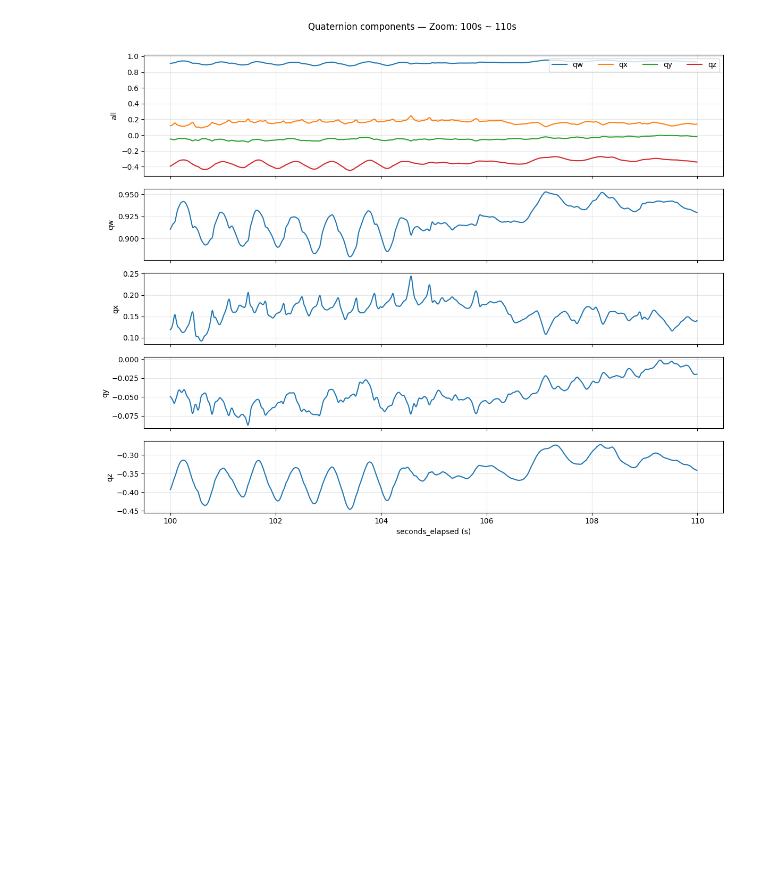
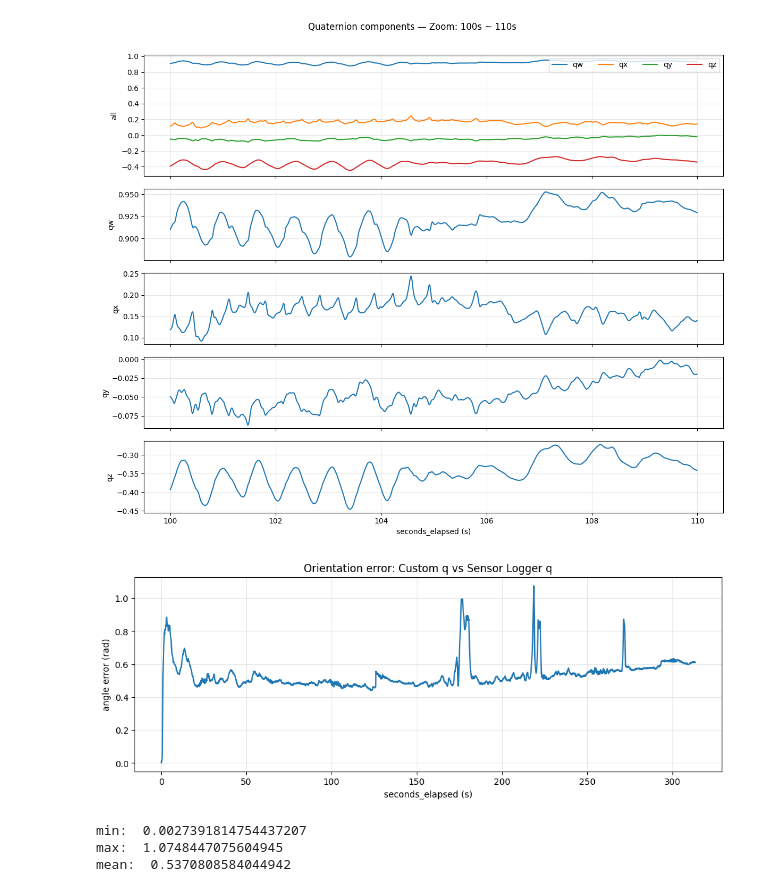
Before and after one commit to sleepychloe/IMU_Orientation_Estimation, a Jupyter notebook: srcs/generate_orientation.ipynb, the cells around one changed output. Saved outputs shown, nothing was run; the diff lists cells and outputs as text; code cells hidden in the pictures; blank space fills up the shorter version.

```diff
--- a/srcs/generate_orientation.ipynb
+++ b/srcs/generate_orientation.ipynb
@@ -104,0 +175,13 @@ else:
+# %%
+"""
+Accumulate the attitude(quaternion) ]
+by integrating the angular velocity(rad/s) with respect to time(s)
+"""
+q: Quat = q0.copy()
+q_custom: NDArray[np.float64] = np.zeros((len(dt), 4), dtype=np.float64)
+
+for i in range(len(dt)):
+        dq: Quat = delta_quat_from_omega(w_mid[i], dt[i])
+        q = quat_mul(q, dq)
+        q = quat_norm(q)
+        q_custom[i] = q
@@ -104,0 +206,35 @@ else:
+# %%
+"""
+Calculating relative rotation (error quaternion)
+q_err = q_custom⁻¹ ⊗ q_ref
+(q_custom ⊗ q_err = q_ref, q_err = q_custom⁻¹ ⊗ q_ref)
+
+q⁻¹ = q* / ||q||²,
+q⁻¹ = q* when q is unit quaternion
+"""
+
+w_err: NDArray[np.float64] = np.empty(len(dt), dtype=np.float64)
+
+for i in range(len(dt)):
+    q_err: Quat = quat_mul(quat_conj(q_custom[i]), q_ref_interp[i])
+    w_err[i] = np.clip(np.abs(q_err[0]), 0.0, 1.0)
+
+angle_err: NDArray[np.float64] = 2 * np.arccos(w_err)
+# %%
+plt.figure(figsize=(12,4))
+plt.title("Orientation error: Custom q vs Sensor Logger q")
+plt.xlabel("seconds_elapsed (s)")
+plt.ylabel("angle error (rad)")
+
+plt.plot(t_i, angle_err)
+plt.grid(True, alpha=0.3)
+plt.show()
+
+print("min: ", angle_err.min())
+print("max: ", angle_err.max())
+print("mean: ", angle_err.mean())
+# %% [output]
+[figure, added]
+min:  0.0027391814754437207
+max:  1.0748447075604945
+mean:  0.5370808584044942
```
Also changed, not shown: parts of 13 cells of this notebook, 1 other file.
